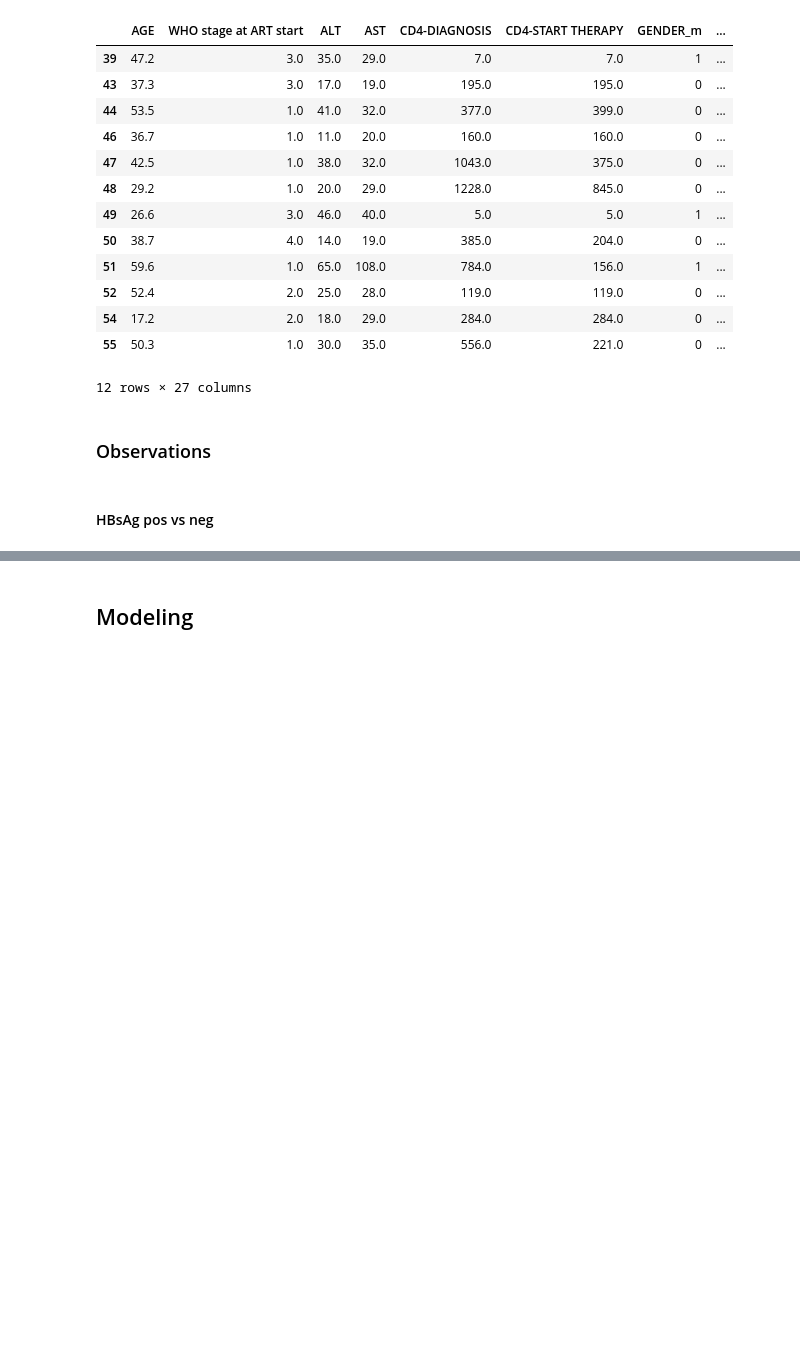
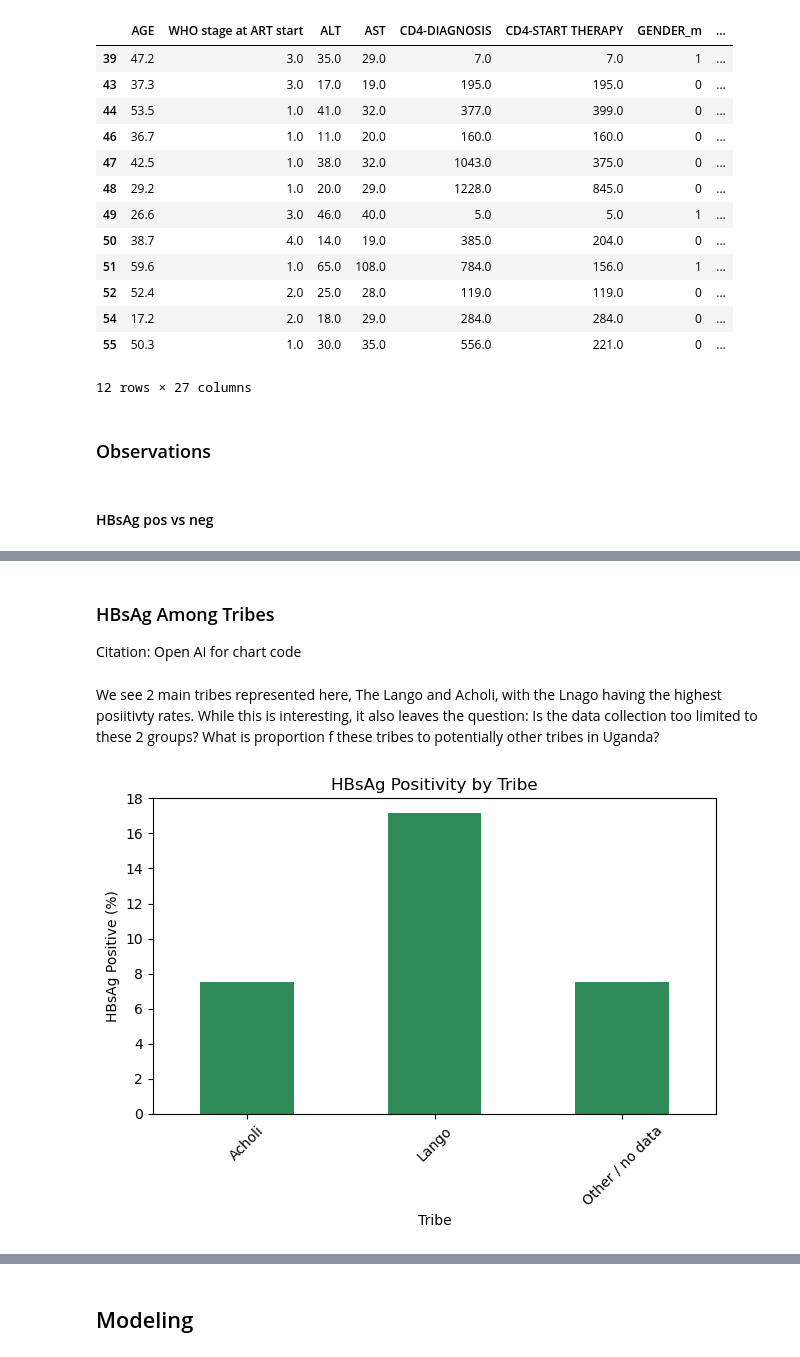
Before and after one commit to 303gabby/XB_0175_Proposal_Code, a Jupyter notebook: XB_0175_code.ipynb, the cells around one changed output, grey strips where cells are left out. Saved outputs shown, nothing was run; the diff lists cells and outputs as text; code cells hidden in the pictures; blank space fills up the shorter version.

Commit message:
potential fin check?

```diff
--- a/XB_0175_code.ipynb
+++ b/XB_0175_code.ipynb
@@ -190,0 +198,19 @@ plt.show()
+# %% [markdown]
+### HBsAg Among Tribes
+Citation: Open AI for chart code
+# %% [markdown]
+We see 2 main tribes represented here, The Lango and Acholi, with the Lnago having the highest posiitivty rates. While this is interesting, it also leaves the question: Is the data collection too limited to these 2 groups? What is proportion f these tribes to potentially other tribes in Uganda?
+# %%
+res = df['HBsAg'].astype(str).str.strip().str.lower().map({'no': 0, 'yes': 1})
+
+tribe_rates = res.groupby(df['TRIBE']).mean() * 100
+
+tribe_rates.plot(kind='bar', color='seagreen')
+plt.title('HBsAg Positivity by Tribe')
+plt.xlabel('Tribe')
+plt.ylabel('HBsAg Positive (%)')
+plt.xticks(rotation=45)
+plt.tight_layout()
+plt.show()
+# %% [output]
+[figure, added]
```
Also changed, not shown: parts of 29 cells of this notebook.
